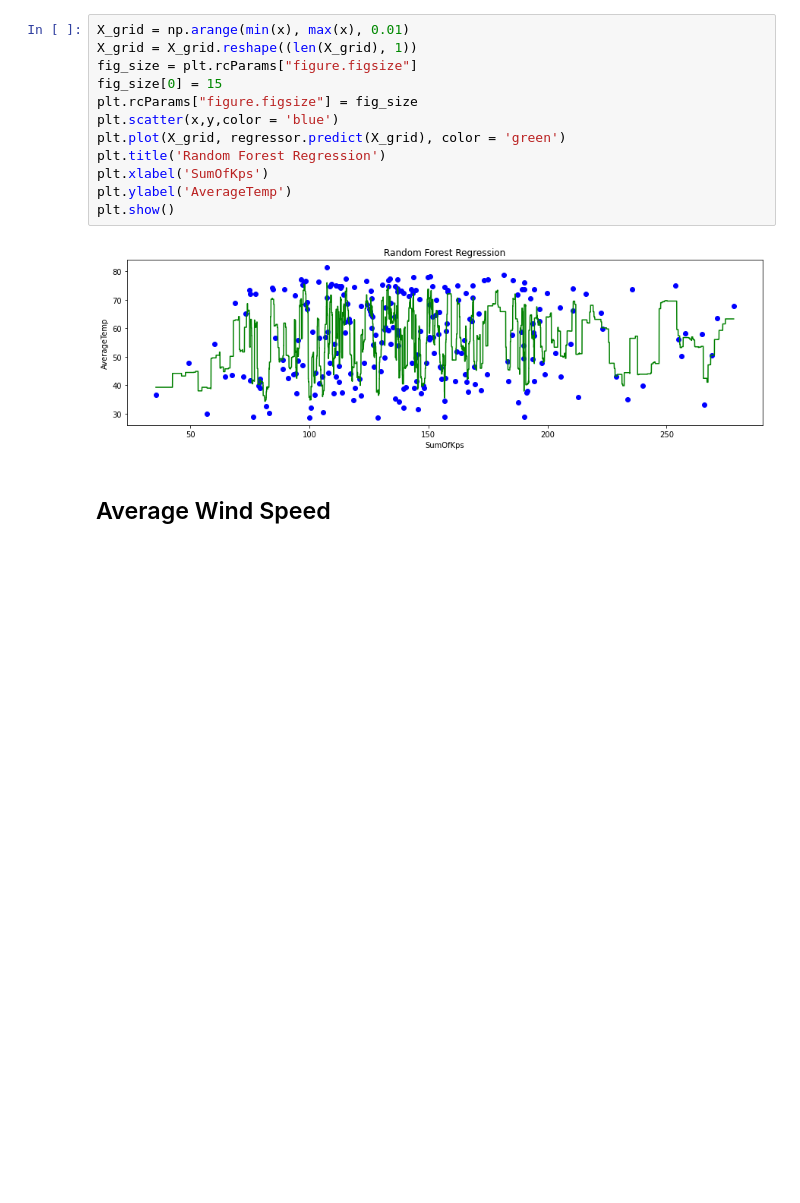
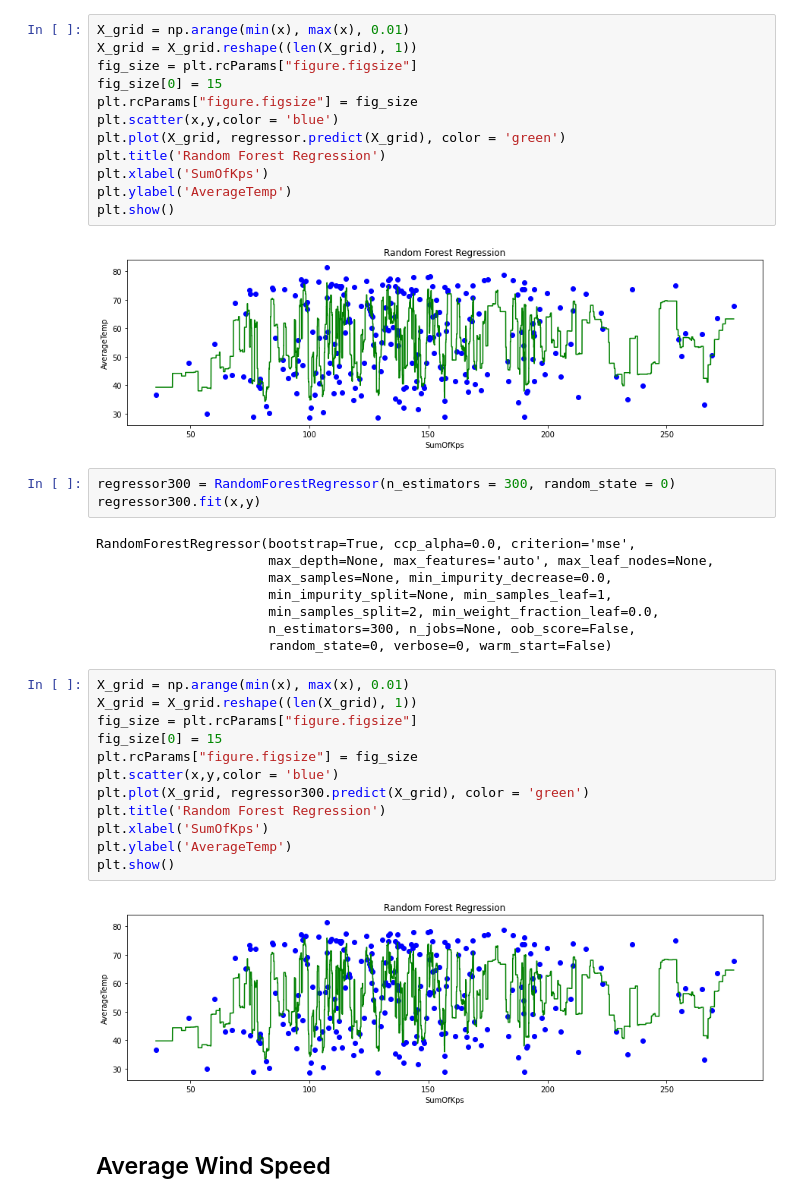
Before and after one commit to heatherholcomb/EffectsOfSpaceWeather, a Jupyter notebook: EffectsOfSpaceWeather_KpIndex_Climate.ipynb, the cells around one changed output. Cells and saved outputs as stored; diff of their text form; blank space fills up the shorter version.

```diff
--- a/EffectsOfSpaceWeather_KpIndex_Climate.ipynb
+++ b/EffectsOfSpaceWeather_KpIndex_Climate.ipynb
@@ -530,6 +532,31 @@ plt.ylabel('AverageTemp')
 plt.show()
 # %% [output]
 [figure]
+# %%
+regressor300 = RandomForestRegressor(n_estimators = 300, random_state = 0)
+regressor300.fit(x,y)
+# %% [output]
+RandomForestRegressor(bootstrap=True, ccp_alpha=0.0, criterion='mse',
+                      max_depth=None, max_features='auto', max_leaf_nodes=None,
+                      max_samples=None, min_impurity_decrease=0.0,
+                      min_impurity_split=None, min_samples_leaf=1,
+                      min_samples_split=2, min_weight_fraction_leaf=0.0,
+                      n_estimators=300, n_jobs=None, oob_score=False,
+                      random_state=0, verbose=0, warm_start=False)
+# %%
+X_grid = np.arange(min(x), max(x), 0.01)
+X_grid = X_grid.reshape((len(X_grid), 1))
+fig_size = plt.rcParams["figure.figsize"]
+fig_size[0] = 15
+plt.rcParams["figure.figsize"] = fig_size
+plt.scatter(x,y,color = 'blue')
+plt.plot(X_grid, regressor300.predict(X_grid), color = 'green')
+plt.title('Random Forest Regression')
+plt.xlabel('SumOfKps')
+plt.ylabel('AverageTemp')
+plt.show()
+# %% [output]
+[figure, added]
 # %% [markdown]
 ## Average Wind Speed
 # %%
```
Also changed, not shown: parts of 9 cells of this notebook, 1 other file.
